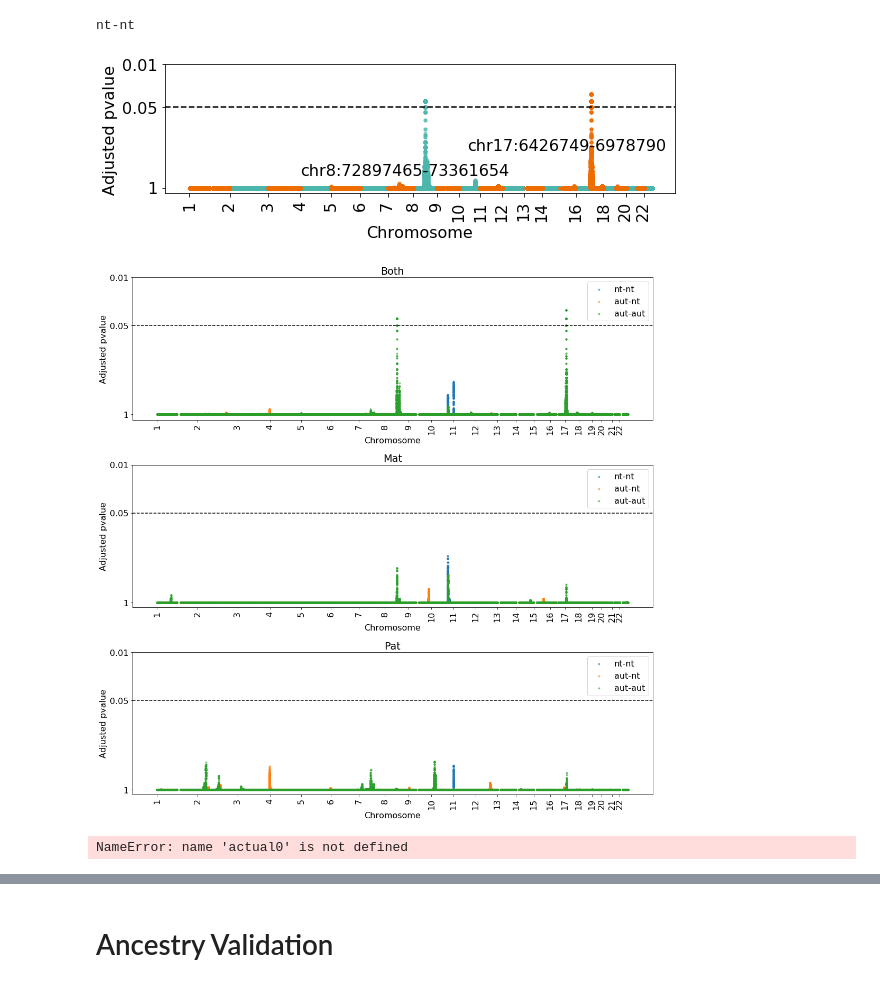
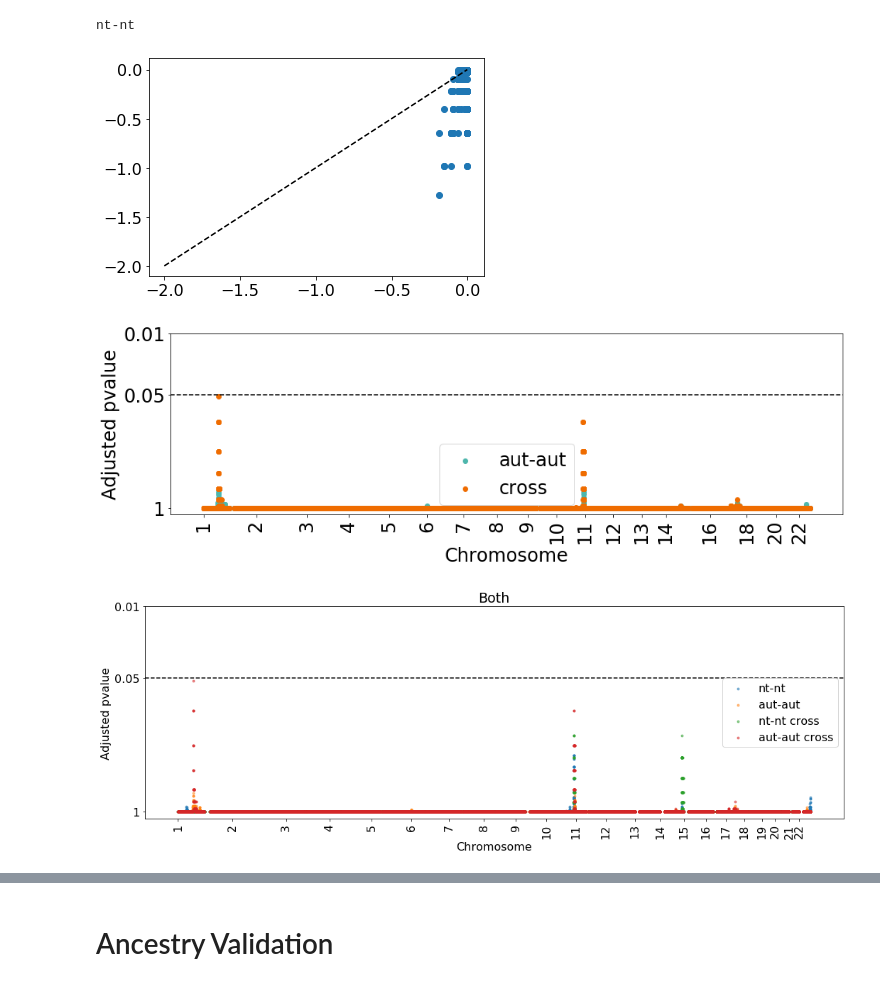
Before and after one commit to kpaskov/SibpairLinkage, a Jupyter notebook: analysis/Experimenting-With-Stats.ipynb, the cells around one changed output, grey strips where cells are left out. Cells and saved outputs as stored; diff of their text form; code cells hidden in the pictures.

```diff
--- a/analysis/Experimenting-With-Stats.ipynb
+++ b/analysis/Experimenting-With-Stats.ipynb
@@ -153,34 +163,42 @@ indices = np.where(-np.log10(z0_mat) >= -np.log10(0.05))[0]
 print('\n'.join(['%d:%d-%d\t%0.3f' % (chroms0[i], intervals0[0, i], intervals0[1, i], z0_mat[i]) for i in indices]))
 # %% [output]
 nt-nt
+# %%
+plt.scatter(np.clip(np.log10(z2), -2, None), np.clip(np.log10(z2_cross), -2, None))
+plt.plot([-2, 0], [-2, 0], color='black', linestyle='--')
+plt.show()
+# %% [output]
+[figure, added]
 # %%
 import matplotlib
-matplotlib.rcParams.update({'font.size': 16})
-plt.figure(figsize=(8.5, 3))
+matplotlib.rcParams.update({'font.size': 24})
+plt.figure(figsize=(14, 5))
 
 
 #plt.scatter(x0, -np.log10(z0), label='nt-nt', alpha=0.5, marker='.')
 #plt.scatter(x3, -np.log10(z3), label='aut-nt', alpha=0.5, marker='.')
-plt.scatter(x2[np.mod(chroms2, 2)==0], -np.log10(z2[np.mod(chroms2, 2)==0]), label='aut-aut', alpha=0.5, marker='.', color='#4db6ac')
-plt.scatter(x2[np.mod(chroms2, 2)==1], -np.log10(z2[np.mod(chroms2, 2)==1]), label='aut-aut', alpha=0.5, marker='.', color='#ef6c00')
+plt.scatter(x2, -np.log10(z2), label='aut-aut', color='#4db6ac')
+#plt.scatter(x2, -np.log10(z2_pat), label='paternal', color='#ef6c00')
+plt.scatter(x2, np.clip(-np.log10(z2_cross), -2, None), label='cross', color='#ef6c00')
 #plt.plot(x3, -np.log10(z3), label='aut-nt', alpha=0.5, marker='.')
 #plt.plot(x4, -np.log10(z4), label='aut-aut', alpha=0.5, marker='.')
 
 plt.axhline(-np.log10(0.05), color='black', linestyle='--')
-plt.xticks(offset[1:15].tolist() + offset[16:23:2].tolist(), [str(x) for x in range(1, 15)] + [str(x) for x in range(16, 23, 2)], rotation=90)
+plt.xticks(offset[1:15].tolist() + offset[16:23:2].tolist(), [str(x) for x in range(1, 15)] + [str(x) for x in range(16, 23, 2)] + [23], rotation=90)
 plt.yticks([0, -np.log10(0.05), 2], ['1', '0.05', '0.01'])
 plt.xlabel('Chromosome')
 plt.ylabel('Adjusted pvalue')
 #plt.xlim([offset[8]+72897465, offset[8]+73361654])
 #plt.legend()
-plt.text(offset[4], 0.2, 'chr8:72897465-73361654')
-plt.text(offset[10]+50000000, 0.6, 'chr17:6426749-6978790')
+#plt.text(offset[4], 0.2, 'chr8:72897465-73361654')
+#plt.text(x2[np.argmin(z2)]-650000000, 1.5, 'chr17:6778683-6892329')
 #plt.ylim([0, 2.1])
+plt.legend()
 plt.tight_layout()
 
 plt.show()
 # %% [output]
-[figure, old version]
+[figure, new version]
 # %%
 import matplotlib
 matplotlib.rcParams.update({'font.size': 16})
@@ -188,66 +206,64 @@ plt.figure(figsize=(15, 15))
 
 plt.subplot(3, 1, 1)
 plt.scatter(x0, -np.log10(z0), label='nt-nt', alpha=0.5, marker='.')
-plt.scatter(x3, -np.log10(z3), label='aut-nt', alpha=0.5, marker='.')
+#plt.scatter(x1, -np.log10(z1), label='aut-nt', alpha=0.5, marker='.')
 plt.scatter(x2, -np.log10(z2), label='aut-aut', alpha=0.5, marker='.')
+plt.scatter(x0, -np.log10(z0_cross), label='nt-nt cross', alpha=0.5, marker='.')
+#plt.scatter(x1, -np.log10(z1_cross), label='aut-nt cross', alpha=0.5, marker='.')
+plt.scatter(x2, -np.log10(z2_cross), label='aut-aut cross', alpha=0.5, marker='.')
 #plt.scatter(x2[np.mod(chroms2, 2)==1], -np.log10(z2[np.mod(chroms2, 2)==1]), label='aut-aut', alpha=0.5, marker='.', color='#ef6c00')
 #plt.plot(x3, -np.log10(z3), label='aut-nt', alpha=0.5, marker='.')
 #plt.plot(x4, -np.log10(z4), label='aut-aut', alpha=0.5, marker='.')
 
 plt.legend()
 plt.axhline(-np.log10(0.05), color='black', linestyle='--')
 plt.xticks(offset[1:23].tolist(), [str(x) for x in range(1, 23)], rotation=90)
 plt.yticks([0, -np.log10(0.05), 2], ['1', '0.05', '0.01'])
 plt.xlabel('Chromosome')
 plt.ylabel('Adjusted pvalue')
 plt.title('Both')
 
-plt.subplot(3, 1, 2)
-plt.scatter(x0, -np.log10(z0_mat), label='nt-nt', alpha=0.5, marker='.')
-plt.scatter(x3, -np.log10(z3_mat), label='aut-nt', alpha=0.5, marker='.')
-plt.scatter(x2, -np.log10(z2_mat), label='aut-aut', alpha=0.5, marker='.')
+#plt.subplot(3, 1, 2)
+#plt.scatter(x0, -np.log10(z0_mat), label='nt-nt', alpha=0.5, marker='.')
+#plt.scatter(x1, -np.log10(z1_mat), label='aut-nt', alpha=0.5, marker='.')
+#plt.scatter(x2, -np.log10(z2_mat), label='aut-aut', alpha=0.5, marker='.')
 #plt.scatter(x2[np.mod(chroms2, 2)==1], -np.log10(z2[np.mod(chroms2, 2)==1]), label='aut-aut', alpha=0.5, marker='.', color='#ef6c00')
 #plt.plot(x3, -np.log10(z3), label='aut-nt', alpha=0.5, marker='.')
 #plt.plot(x4, -np.log10(z4), label='aut-aut', alpha=0.5, marker='.')
 
-plt.legend()
-plt.axhline(-np.log10(0.05), color='black', linestyle='--')
-plt.xticks(offset[1:23].tolist(), [str(x) for x in range(1, 23)], rotation=90)
-plt.yticks([0, -np.log10(0.05), 2], ['1', '0.05', '0.01'])
-plt.xlabel('Chromosome')
-plt.ylabel('Adjusted pvalue')
-plt.title('Mat')
+#plt.legend()
+#plt.axhline(-np.log10(0.05), color='black', linestyle='--')
+#plt.xticks(offset[1:23].tolist(), [str(x) for x in range(1, 23)], rotation=90)
+#plt.yticks([0, -np.log10(0.05), 2], ['1', '0.05', '0.01'])
+#plt.xlabel('Chromosome')
+#plt.ylabel('Adjusted pvalue')
+#plt.title('Mat')
 
-plt.subplot(3, 1, 3)
-plt.scatter(x0, -np.log10(z0_pat), label='nt-nt', alpha=0.5, marker='.')
-plt.scatter(x3, -np.log10(z3_pat), label='aut-nt', alpha=0.5, marker='.')
-plt.scatter(x2, -np.log10(z2_pat), label='aut-aut', alpha=0.5, marker='.')
+#plt.subplot(3, 1, 3)
+#plt.scatter(x0, -np.log10(z0_pat), label='nt-nt', alpha=0.5, marker='.')
+#plt.scatter(x1, -np.log10(z1_pat), label='aut-nt', alpha=0.5, marker='.')
+#plt.scatter(x2, -np.log10(z2_pat), label='aut-aut', alpha=0.5, marker='.')
 #plt.scatter(x2[np.mod(chroms2, 2)==1], -np.log10(z2[np.mod(chroms2, 2)==1]), label='aut-aut', alpha=0.5, marker='.', color='#ef6c00')
 #plt.plot(x3, -np.log10(z3), label='aut-nt', alpha=0.5, marker='.')
 #plt.plot(x4, -np.log10(z4), label='aut-aut', alpha=0.5, marker='.')
-plt.title('Pat')
+#plt.title('Pat')
 
-plt.legend()
-plt.axhline(-np.log10(0.05), color='black', linestyle='--')
-plt.xticks(offset[1:23].tolist(), [str(x) for x in range(1, 23)], rotation=90)
-plt.yticks([0, -np.log10(0.05), 2], ['1', '0.05', '0.01'])
-plt.xlabel('Chromosome')
-plt.ylabel('Adjusted pvalue')
+#plt.legend()
+#plt.axhline(-np.log10(0.05), color='black', linestyle='--')
+#plt.xticks(offset[1:23].tolist(), [str(x) for x in range(1, 23)], rotation=90)
+#plt.yticks([0, -np.log10(0.05), 2], ['1', '0.05', '0.01'])
+#plt.xlabel('Chromosome')
+#plt.ylabel('Adjusted pvalue')
 #plt.xlim([offset[8]+72897465, offset[8]+73361654])
 #plt.legend()
 #plt.text(offset[4], 0.2, 'chr8:72897465-73361654')
 #plt.text(offset[10]+50000000, 0.6, 'chr17:6426749-6978790')
 #plt.ylim([0, 2.1])
 plt.tight_layout()
 
 plt.show()
 # %% [output]
-[figure, old version]
+[figure, new version]
-# %%
-plt.hist(-np.log10([np.sum(z0>=a)/len(z0) for a in actual0]), log=True)
-plt.show()
-# %% [output]
-NameError: name 'actual0' is not defined
 # %%
 plt.figure(figsize=(15, 5))
 
```
Also changed, not shown: parts of 9 cells of this notebook, 8 other files.
